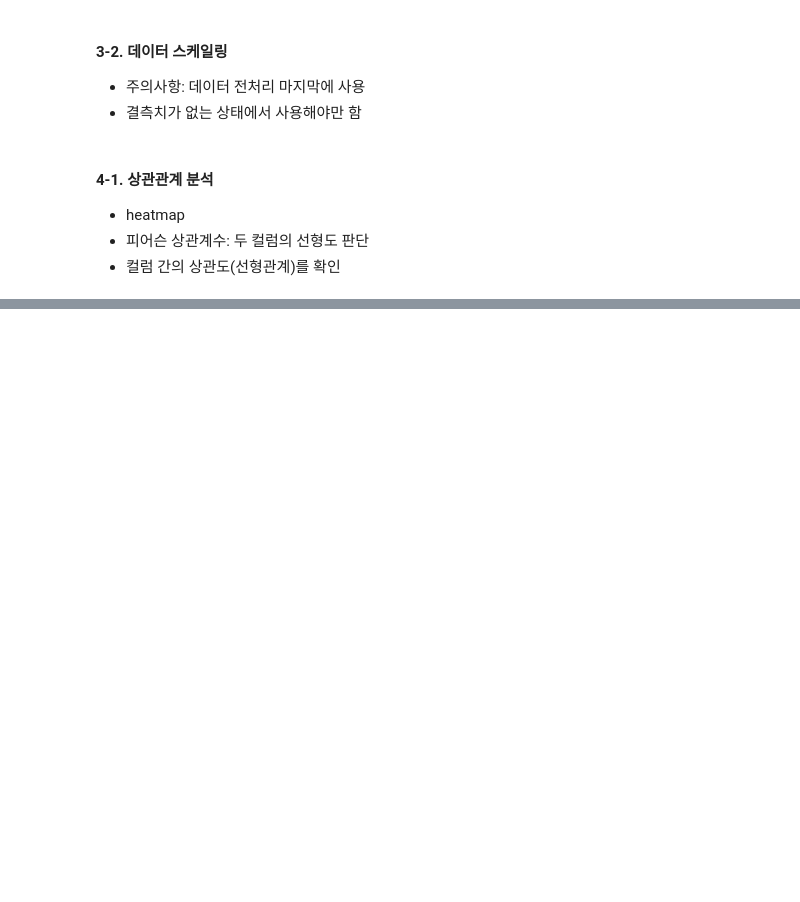
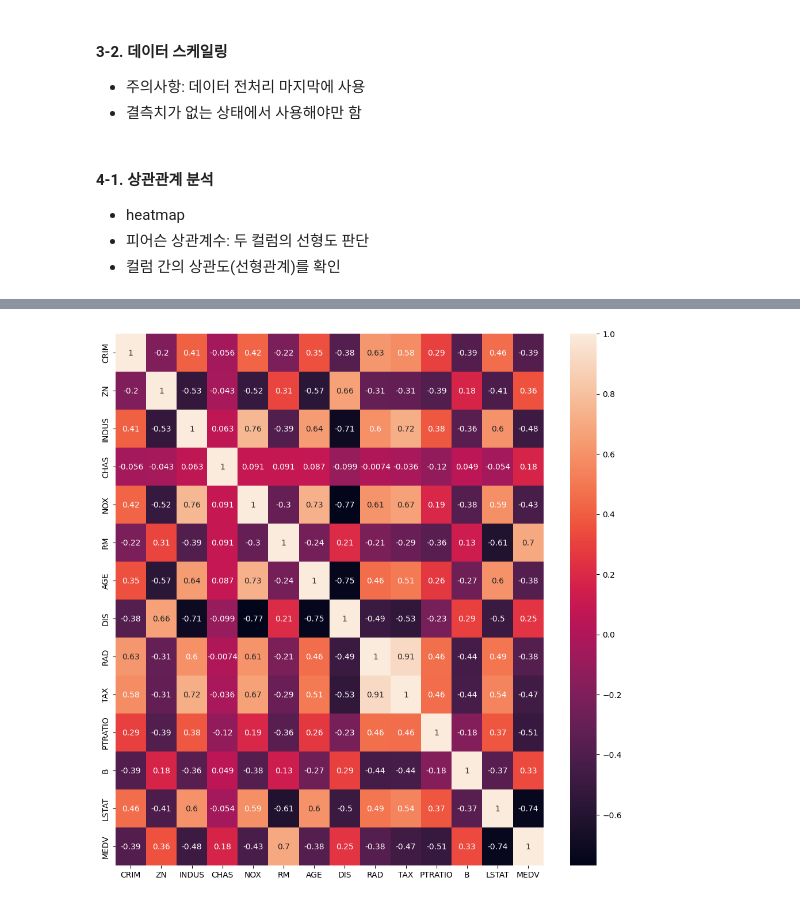
Before and after one commit to HwanLee-0321/Smart_Internship, a Jupyter notebook: MachineLearing/ex05선형회귀(보스턴주택가격예측).ipynb, the cells around one changed output, grey strips where cells are left out. Saved outputs shown, nothing was run; the diff lists cells and outputs as text; code cells hidden in the pictures; blank space fills up the shorter version.

```diff
--- a/MachineLearing/ex05선형회귀(보스턴주택가격예측).ipynb
+++ b/MachineLearing/ex05선형회귀(보스턴주택가격예측).ipynb
@@ -146,0 +166,15 @@ X_scaled = minmax.fit_transform(X)
+# %%
+# 관계를 시각화하여 보기 좋게 만들어보자!
+import seaborn as sns
+import matplotlib.pyplot as plt
+
+# 1) 그림판 설정
+plt.figure(figsize=(12,12))
+
+# 2) 그래프 그리기
+sns.heatmap(boston_data.corr(), annot=True)
+
+# 3) 그림 출력!
+plt.show()
+# %% [output]
+[figure, added]
```
Also changed, not shown: parts of 1 cell of this notebook.
